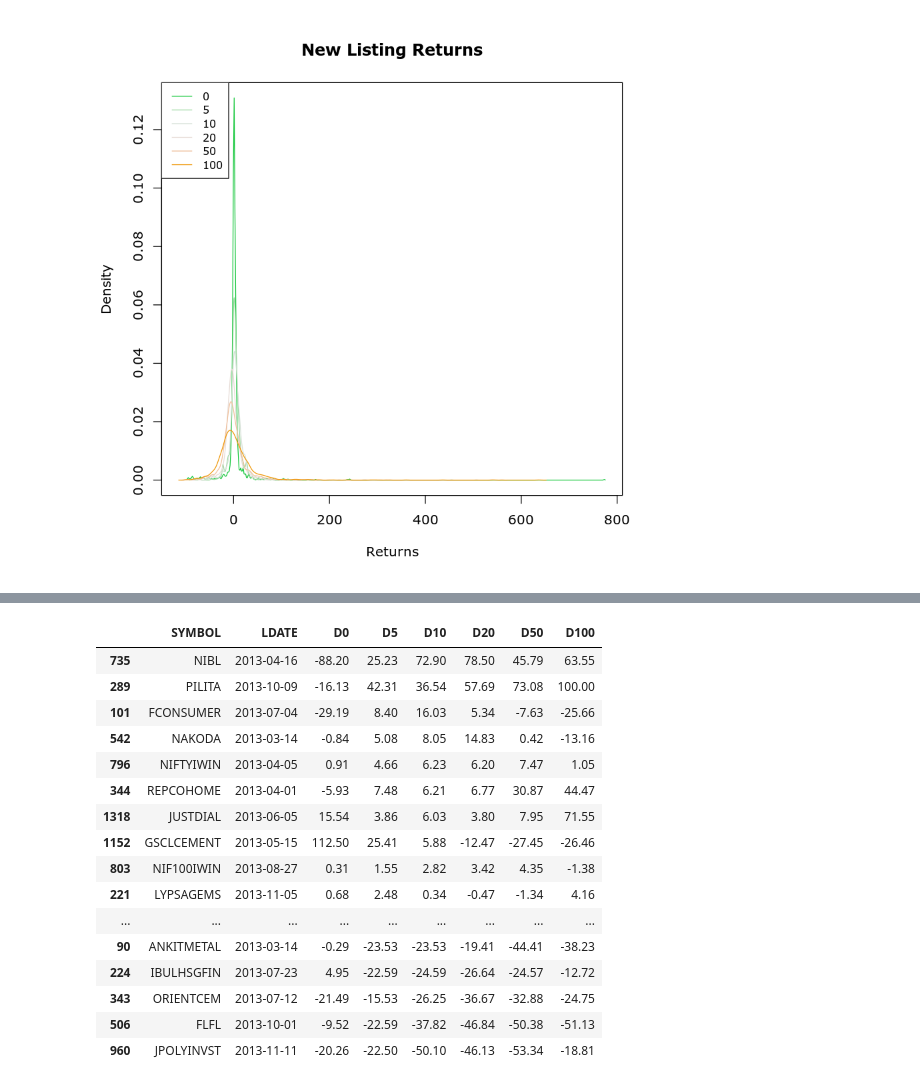
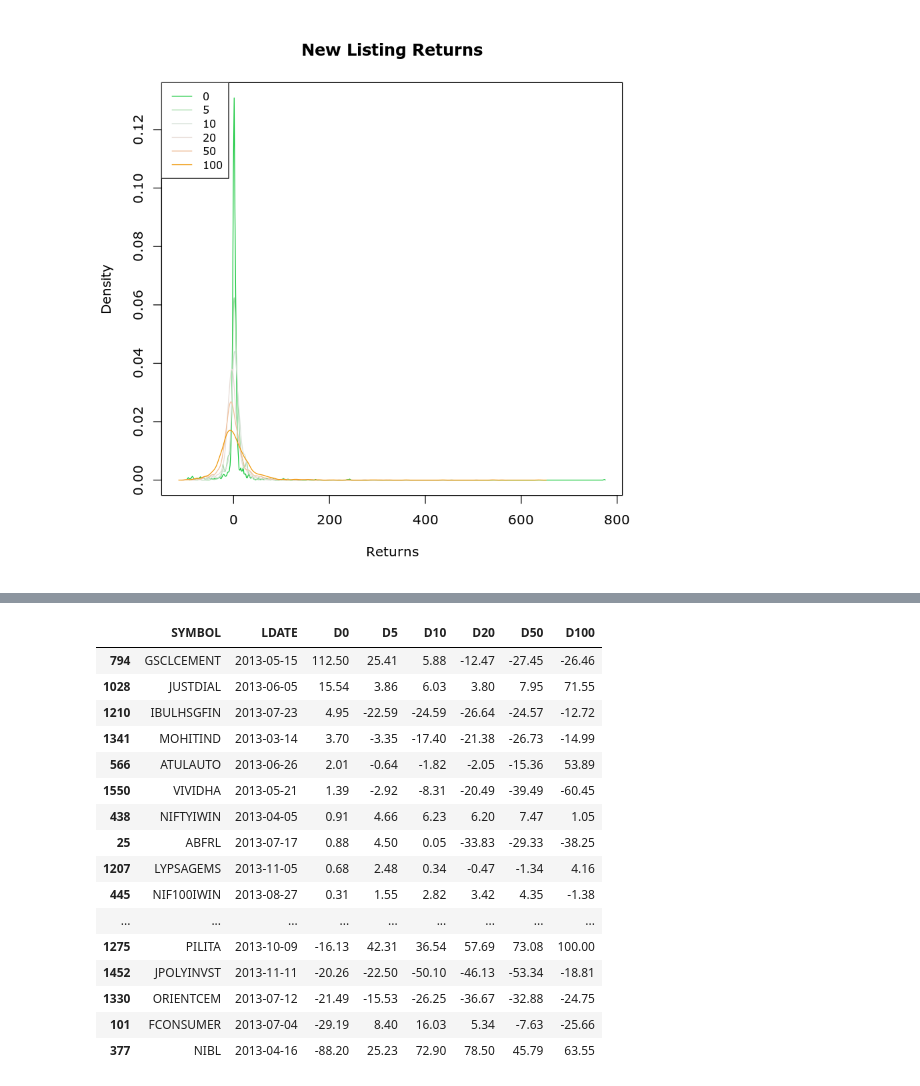
Before and after one commit to stockviz/notebooks, a Jupyter notebook: IPO Analysis.ipynb, the cells around one changed output, grey strips where cells are left out. Saved outputs shown, nothing was run; the diff lists cells and outputs as text; code cells hidden in the pictures.

```diff
--- a/IPO Analysis.ipynb
+++ b/IPO Analysis.ipynb
@@ -88,7 +82,7 @@ legend('topleft', legend=c('0', '5', '10', '20', '50', '100'), lty=1, col=lineCo
 [figure]
 # %%
 cumRets$LDATE<-as.Date(cumRets$LDATE)
-ctemp<-cumRets[!is.na(cumRets$D10),]
+ctemp<-cumRets[!is.na(cumRets$D0),]
 
 ctemp$D0<-round(ctemp$D0, 2)
 ctemp$D5<-round(ctemp$D5, 2)
@@ -97,32 +91,34 @@ ctemp$D20<-round(ctemp$D20, 2)
 ctemp$D50<-round(ctemp$D50, 2)
 ctemp$D100<-round(ctemp$D100, 2)
 
-c2010<-ctemp[year(ctemp$LDATE) == 2010 & ctemp$D10 > lLimit & ctemp$D10 < uLimit,]
-c2011<-ctemp[year(ctemp$LDATE) == 2011 & ctemp$D10 > lLimit & ctemp$D10 < uLimit,]
-c2012<-ctemp[year(ctemp$LDATE) == 2012 & ctemp$D10 > lLimit & ctemp$D10 < uLimit,]
-c2013<-ctemp[year(ctemp$LDATE) == 2013 & ctemp$D10 > lLimit & ctemp$D10 < uLimit,]
-c2014<-ctemp[year(ctemp$LDATE) == 2014 & ctemp$D10 > lLimit & ctemp$D10 < uLimit,]
-c2015<-ctemp[year(ctemp$LDATE) == 2015 & ctemp$D10 > lLimit & ctemp$D10 < uLimit,]
-c2016<-ctemp[year(ctemp$LDATE) == 2016 & ctemp$D10 > lLimit & ctemp$D10 < uLimit,]
-c2017<-ctemp[year(ctemp$LDATE) == 2017 & ctemp$D10 > lLimit & ctemp$D10 < uLimit,]
+dIndex<-'D0'
+
+c2010<-ctemp[year(ctemp$LDATE) == 2010 & ctemp[,dIndex] > lLimit & ctemp[,dIndex] < uLimit,]
+c2011<-ctemp[year(ctemp$LDATE) == 2011 & ctemp[,dIndex] > lLimit & ctemp[,dIndex] < uLimit,]
+c2012<-ctemp[year(ctemp$LDATE) == 2012 & ctemp[,dIndex] > lLimit & ctemp[,dIndex] < uLimit,]
+c2013<-ctemp[year(ctemp$LDATE) == 2013 & ctemp[,dIndex] > lLimit & ctemp[,dIndex] < uLimit,]
+c2014<-ctemp[year(ctemp$LDATE) == 2014 & ctemp[,dIndex] > lLimit & ctemp[,dIndex] < uLimit,]
+c2015<-ctemp[year(ctemp$LDATE) == 2015 & ctemp[,dIndex] > lLimit & ctemp[,dIndex] < uLimit,]
+c2016<-ctemp[year(ctemp$LDATE) == 2016 & ctemp[,dIndex] > lLimit & ctemp[,dIndex] < uLimit,]
+c2017<-ctemp[year(ctemp$LDATE) == 2017 & ctemp[,dIndex] > lLimit & ctemp[,dIndex] < uLimit,]
 
 print("ALL")
-summary(ctemp$D10)
+summary(ctemp[,dIndex])
 print("c2010")
-summary(c2010$D10)
+summary(c2010[,dIndex])
 print("c2011")
-summary(c2011$D10)
+summary(c2011[,dIndex])
 print("c2012")
-summary(c2012$D10)
+summary(c2012[,dIndex])
 print("c2013")
-summary(c2013$D10)
+summary(c2013[,dIndex])
 print("c2014")
-summary(c2014$D10)
+summary(c2014[,dIndex])
 print("c2015")
-summary(c2015$D10)
+summary(c2015[,dIndex])
 print("c2016")
-summary(c2016$D10)
+summary(c2016[,dIndex])
 print("c2017")
-summary(c2017$D10)
+summary(c2017[,dIndex])
 # %% [output]
 [1] "ALL"
@@ -207,21 +203,21 @@ c2012[order(c2012$D10, decreasing=T),]
 # %%
-c2013[order(c2013$D10, decreasing=T),]
+c2013[order(c2013[,dIndex], decreasing=T),]
 # %% [output]
 |  | SYMBOL | LDATE | D0 | D5 | D10 | D20 | D50 | D100 |
-| 735 | NIBL | 2013-04-16 | -88.20 | 25.23 | 72.90 | 78.50 | 45.79 | 63.55 |
-| 289 | PILITA | 2013-10-09 | -16.13 | 42.31 | 36.54 | 57.69 | 73.08 | 100.00 |
+| 794 | GSCLCEMENT | 2013-05-15 | 112.50 | 25.41 | 5.88 | -12.47 | -27.45 | -26.46 |
+| 1028 | JUSTDIAL | 2013-06-05 | 15.54 | 3.86 | 6.03 | 3.80 | 7.95 | 71.55 |
+| 1210 | IBULHSGFIN | 2013-07-23 | 4.95 | -22.59 | -24.59 | -26.64 | -24.57 | -12.72 |
+| 1341 | MOHITIND | 2013-03-14 | 3.70 | -3.35 | -17.40 | -21.38 | -26.73 | -14.99 |
+| 566 | ATULAUTO | 2013-06-26 | 2.01 | -0.64 | -1.82 | -2.05 | -15.36 | 53.89 |
+| 1550 | VIVIDHA | 2013-05-21 | 1.39 | -2.92 | -8.31 | -20.49 | -39.49 | -60.45 |
+| 438 | NIFTYIWIN | 2013-04-05 | 0.91 | 4.66 | 6.23 | 6.20 | 7.47 | 1.05 |
+| 25 | ABFRL | 2013-07-17 | 0.88 | 4.50 | 0.05 | -33.83 | -29.33 | -38.25 |
+| 1207 | LYPSAGEMS | 2013-11-05 | 0.68 | 2.48 | 0.34 | -0.47 | -1.34 | 4.16 |
+| 445 | NIF100IWIN | 2013-08-27 | 0.31 | 1.55 | 2.82 | 3.42 | 4.35 | -1.38 |
+| ... | ... | ... | ... | ... | ... | ... | ... | ... |
+| 1275 | PILITA | 2013-10-09 | -16.13 | 42.31 | 36.54 | 57.69 | 73.08 | 100.00 |
+| 1452 | JPOLYINVST | 2013-11-11 | -20.26 | -22.50 | -50.10 | -46.13 | -53.34 | -18.81 |
+| 1330 | ORIENTCEM | 2013-07-12 | -21.49 | -15.53 | -26.25 | -36.67 | -32.88 | -24.75 |
 | 101 | FCONSUMER | 2013-07-04 | -29.19 | 8.40 | 16.03 | 5.34 | -7.63 | -25.66 |
-| 542 | NAKODA | 2013-03-14 | -0.84 | 5.08 | 8.05 | 14.83 | 0.42 | -13.16 |
-| 796 | NIFTYIWIN | 2013-04-05 | 0.91 | 4.66 | 6.23 | 6.20 | 7.47 | 1.05 |
-| 344 | REPCOHOME | 2013-04-01 | -5.93 | 7.48 | 6.21 | 6.77 | 30.87 | 44.47 |
-| 1318 | JUSTDIAL | 2013-06-05 | 15.54 | 3.86 | 6.03 | 3.80 | 7.95 | 71.55 |
-| 1152 | GSCLCEMENT | 2013-05-15 | 112.50 | 25.41 | 5.88 | -12.47 | -27.45 | -26.46 |
-| 803 | NIF100IWIN | 2013-08-27 | 0.31 | 1.55 | 2.82 | 3.42 | 4.35 | -1.38 |
-| 221 | LYPSAGEMS | 2013-11-05 | 0.68 | 2.48 | 0.34 | -0.47 | -1.34 | 4.16 |
-| ... | ... | ... | ... | ... | ... | ... | ... | ... |
-| 90 | ANKITMETAL | 2013-03-14 | -0.29 | -23.53 | -23.53 | -19.41 | -44.41 | -38.23 |
-| 224 | IBULHSGFIN | 2013-07-23 | 4.95 | -22.59 | -24.59 | -26.64 | -24.57 | -12.72 |
-| 343 | ORIENTCEM | 2013-07-12 | -21.49 | -15.53 | -26.25 | -36.67 | -32.88 | -24.75 |
-| 506 | FLFL | 2013-10-01 | -9.52 | -22.59 | -37.82 | -46.84 | -50.38 | -51.13 |
-| 960 | JPOLYINVST | 2013-11-11 | -20.26 | -22.50 | -50.10 | -46.13 | -53.34 | -18.81 |
+| 377 | NIBL | 2013-04-16 | -88.20 | 25.23 | 72.90 | 78.50 | 45.79 | 63.55 |
 # %%
```
Also changed, not shown: parts of 10 cells of this notebook.
